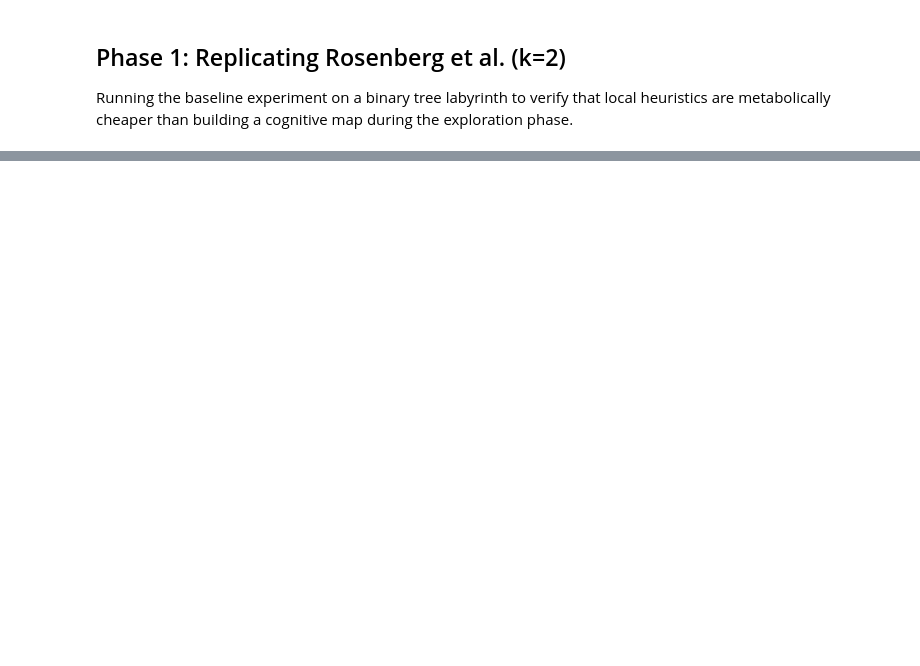
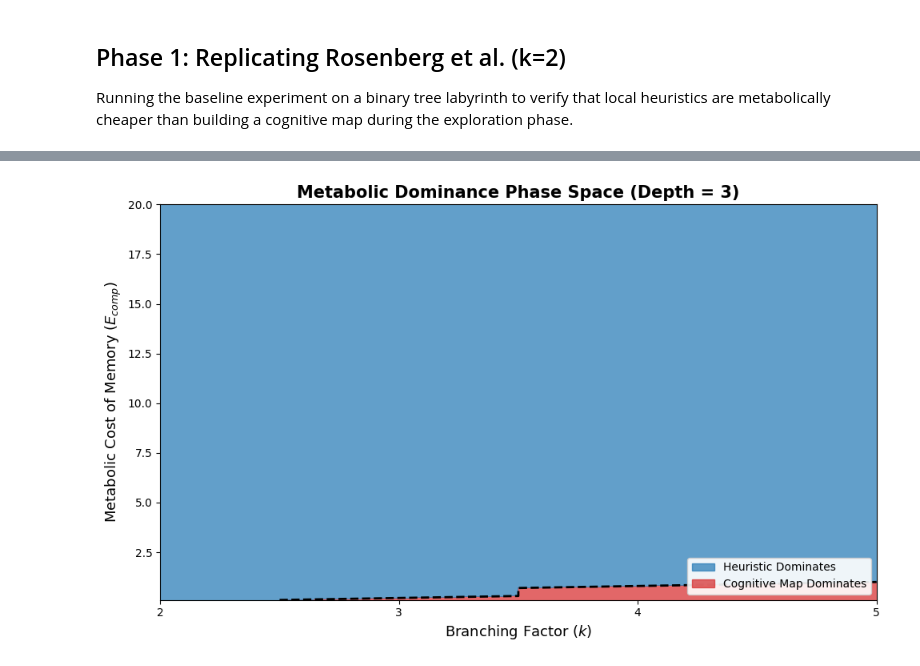
Before and after one commit to kavyavijaysankar/PBM-Mouse-mapping, a Jupyter notebook: experiments.ipynb, the cells around one changed output, grey strips where cells are left out. Drawn from its saved outputs; the diff is of its cells as text; code cells hidden in the pictures; blank space fills up the shorter version.

```diff
--- a/experiments.ipynb
+++ b/experiments.ipynb
@@ -119,0 +199,98 @@ Map Cost: 47,498 | Heuristic Cost: 17,303
+# %%
+import numpy as np
+import matplotlib.pyplot as plt
+from labyrinth import LabyrinthEnv
+from Agent import QLearning_agent, HeuristicAgent
+
+def plot_metabolic_phase_space(depth=3):
+    print("Simulating raw behavior metrics to generate phase space...")
+
+    k_values = [2, 3, 4, 5]
+
+    # Testing E_comp ratios from 0.1 (Brain is cheap) to 20.0 (Brain is expensive)
+    e_comp_range = np.linspace(0.1, 20.0, 100)
+    E_move = 1.0
+
+    winner_grid = np.zeros((len(e_comp_range), len(k_values)))
+
+    for k_idx, k in enumerate(k_values):
+        print(f"Extracting metrics for k={k}...")
+        env = LabyrinthEnv(k=k, depth=depth)
+
+        # 1. Extract Map Agent Metrics
+        map_agent = QLearning_agent(env.observation_space.n, env.action_space.n)
+        cumulative_map_steps = 0
+        visited_states = set()
+
+        for ep in range(300):
+            obs, info = env.reset()
+            done = False
+            steps = 0
+            while not done and steps < 500:
+                visited_states.add(obs)
+                action = map_agent.choose_action(obs)
+                next_obs, reward, done, truncated, next_info = env.step(action)
+                map_agent.learn(obs, action, reward, next_obs, done)
+                obs = next_obs
+                steps += 1
+                cumulative_map_steps += 1
+            map_agent.epsilon = max(map_agent.min_epsilon, map_agent.epsilon * map_agent.epsilon_decay)
+
+        map_memory_bits = len(visited_states) * env.action_space.n * 32
+
+        # 2. Extract Heuristic Agent Metrics
+        heur_agent = HeuristicAgent(k_actions=k)
+        total_heur_steps = 0
+        heur_runs = 50
+
+        # ---> THE FIX: Calculate a dynamic step limit based on the Map's worst-case cost <---
+        max_possible_map_cost = cumulative_map_steps + (map_memory_bits * max(e_comp_range))
+        step_limit = int(max_possible_map_cost + 1000)
+
+        for _ in range(heur_runs):
+            obs, info = env.reset()
+            done = False
+            steps = 0
+            while not done and steps < step_limit:
+                action = heur_agent.choose_action(obs, info['has_water'], info['at_dead_end'])
+                obs, reward, done, truncated, info = env.step(action)
+                steps += 1
+            total_heur_steps += steps
+
+        avg_heur_steps = total_heur_steps / heur_runs
+        heur_memory_bits = heur_agent.memory_bits
+
+        # 3. Calculate the algebraic crossover
+        for e_idx, E_comp in enumerate(e_comp_range):
+            cost_map = (cumulative_map_steps * E_move) + (map_memory_bits * E_comp)
+            cost_heur = (avg_heur_steps * E_move) + (heur_memory_bits * E_comp)
+
+            if cost_heur < cost_map:
+                winner_grid[e_idx, k_idx] = 1 # Heuristic Wins
+            else:
+                winner_grid[e_idx, k_idx] = 0 # Map Wins
+
+    # 4. Plot the Phase Space Heatmap
+
+    plt.figure(figsize=(10, 6))
+
+    X, Y = np.meshgrid(k_values, e_comp_range)
+    plt.contourf(X, Y, winner_grid, levels=[-0.5, 0.5, 1.5], colors=['#D62728', '#1F77B4'], alpha=0.7)
+    plt.contour(X, Y, winner_grid, levels=[0.5], colors=['black'], linewidths=2, linestyles='--')
+
+    plt.title(f'Metabolic Dominance Phase Space (Depth = {depth})', fontsize=15, fontweight='bold')
+    plt.xlabel('Branching Factor ($k$)', fontsize=13)
+    plt.ylabel('Metabolic Cost of Memory ($E_{comp}$)', fontsize=13)
+
+    import matplotlib.patches as mpatches
+    heur_patch = mpatches.Patch(color='#1F77B4', alpha=0.7, label='Heuristic Dominates')
+    map_patch = mpatches.Patch(color='#D62728', alpha=0.7, label='Cognitive Map Dominates')
+    plt.legend(handles=[heur_patch, map_patch], loc='lower right', framealpha=0.9)
+
+    plt.xticks(k_values)
+    plt.tight_layout()
+    plt.show()
+
+# Run it
+plot_metabolic_phase_space(depth=3)
+# %% [output]
@@ -119,0 +302 @@ Map Cost: 47,498 | Heuristic Cost: 17,303
+[figure, added]
```
Also changed, not shown: parts of 18 cells of this notebook.
